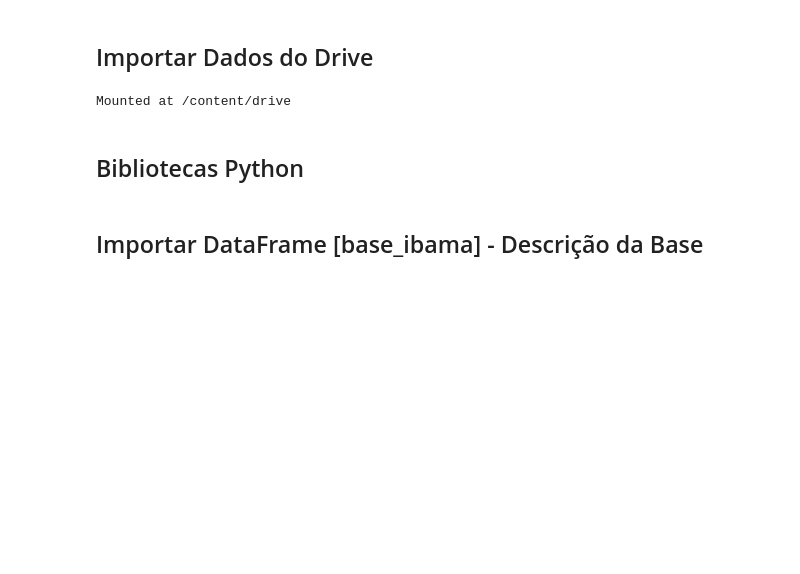
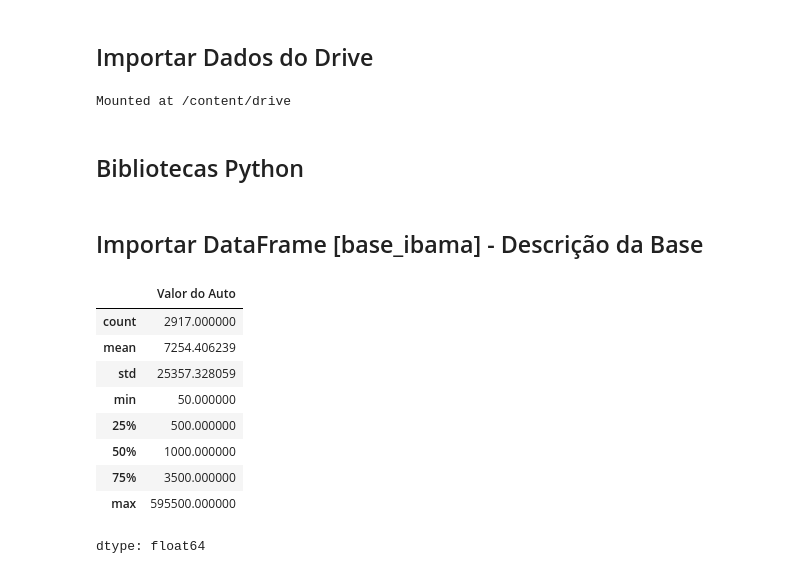
Before and after one commit to VictorHugoTesti/-am-t4-s1a2026, a Jupyter notebook: prova_21_Victor_Testi.ipynb, the cells around one changed output. Drawn from its saved outputs; the diff is of its cells as text; code cells hidden in the pictures; blank space fills up the shorter version.

Commit message:
-Analise Exploratórias -Padronização de Dados -Conversão da Coluna Valor do Auto de String para Float

```diff
--- a/prova_21_Victor_Testi.ipynb
+++ b/prova_21_Victor_Testi.ipynb
@@ -24,6 +24,21 @@ import plotly.express as px
 ## Importar DataFrame [base_ibama] - Descrição da Base
 # %%
 base_ibama = pd.read_csv('/content/drive/MyDrive/Aprendizagem de Maquina/prova - ML/volumeJulgamentoAI.csv', sep=';')
+# %%
+base_ibama['Valor do Auto'] = base_ibama['Valor do Auto'].str.replace('.', '', regex=False).str.replace(',', '.', regex=False).astype(float)
+# %%
+base_ibama['Valor do Auto'].describe()
+# %% [output]
+|  | Valor do Auto |
+| count | 2917.000000 |
+| mean | 7254.406239 |
+| std | 25357.328059 |
+| min | 50.000000 |
+| 25% | 500.000000 |
+| 50% | 1000.000000 |
+| 75% | 3500.000000 |
+| max | 595500.000000 |
+dtype: float64
 # %%
 base_ibama
 # %% [output]
```
Also changed, not shown: parts of 8 cells of this notebook.
